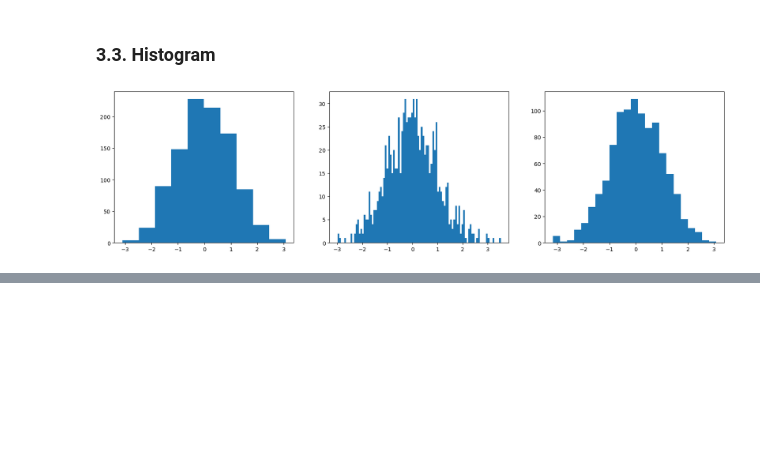
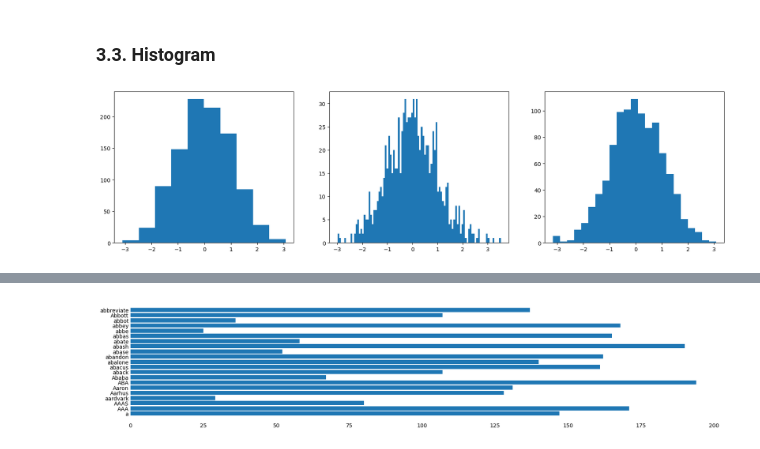
Before and after one commit to sotula/applied-ml-2020, a Jupyter notebook: lecture_notes/lecture1_visualization.ipynb, the cells around one changed output, grey strips where cells are left out. Saved outputs shown, nothing was run; the diff lists cells and outputs as text; code cells hidden in the pictures; blank space fills up the shorter version.

```diff
--- a/lecture_notes/lecture1_visualization.ipynb
+++ b/lecture_notes/lecture1_visualization.ipynb
@@ -117,0 +132,8 @@ axes[2].hist(np.random.normal(size=1000), bins='auto');
+# %%
+plt.barh(range(len(words)), x)
+plt.yticks(range(len(words)), words, fontsize=10)
+ax = plt.gca()
+ax.set_frame_on(False)
+ax.tick_params(length=0)
+# %% [output]
+[figure, added]
```
Also changed, not shown: parts of 6 cells of this notebook.
